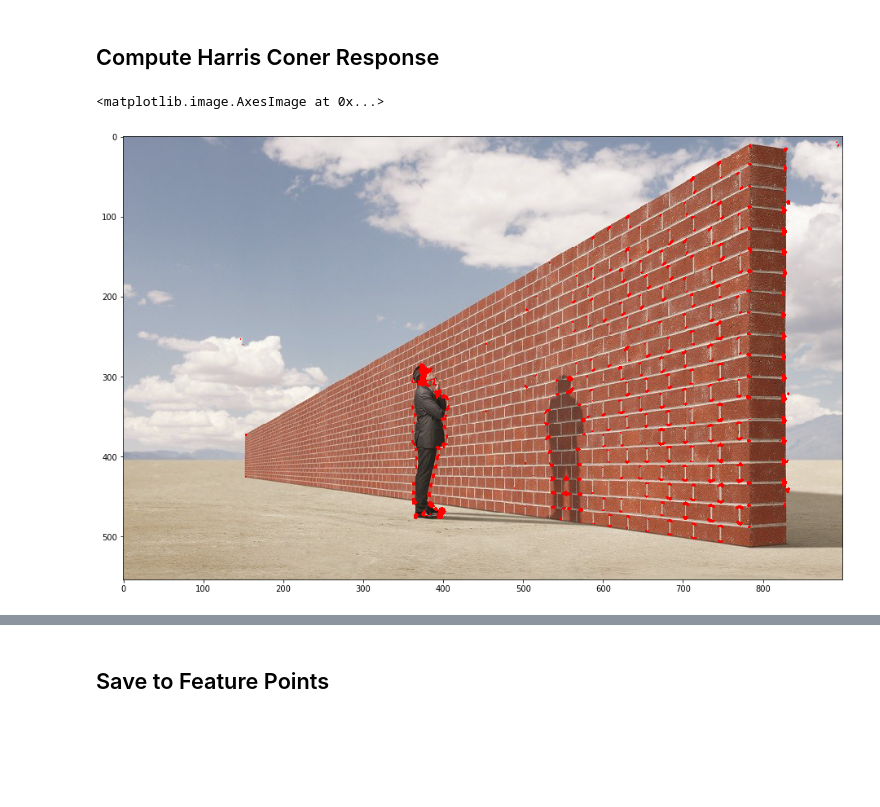
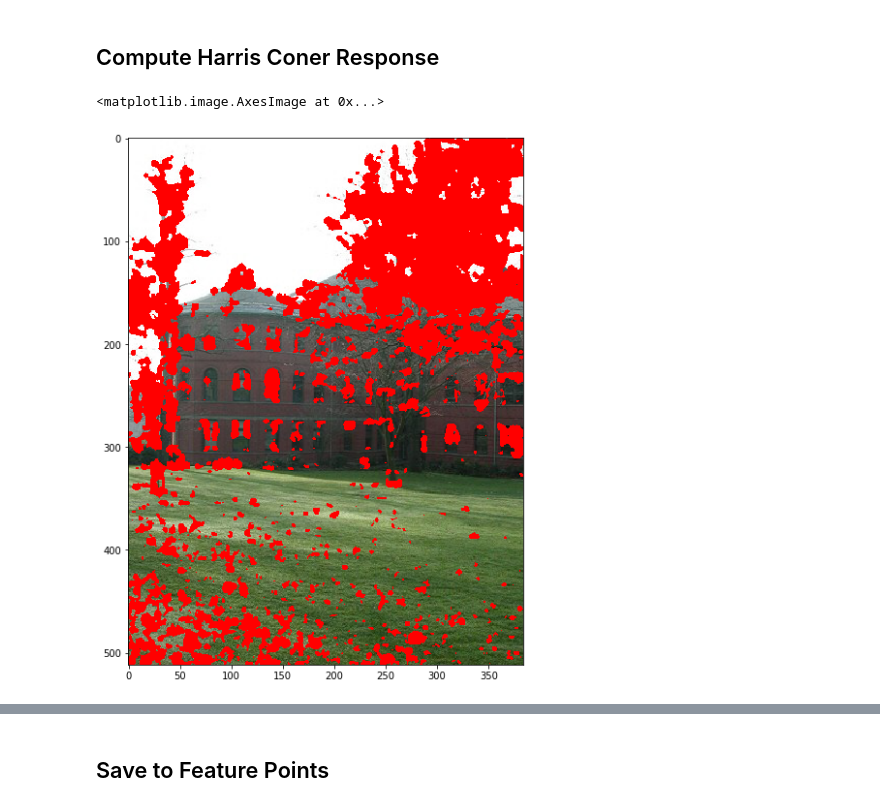
Before and after one commit to qa276390/image-stitching-msop, a Jupyter notebook: MSOP.ipynb, the cells around one changed output, grey strips where cells are left out. Drawn from its saved outputs; the diff is of its cells as text; code cells hidden in the pictures; blank space fills up the shorter version.

```diff
--- a/MSOP.ipynb
+++ b/MSOP.ipynb
@@ -31,6 +31,7 @@ class descriptor():
         self.desc = desc
 # %%
 SRCIMG = "./images/wall.jpeg"
+SRCIMG = 'images/parrington/prtn00.jpg'
 # %%
 def compute_harris_responce(im, sigma=1.5):
     """
@@ -54,7 +55,7 @@ def compute_harris_responce(im, sigma=1.5):
 
     Wdet = Wxx * Wyy - Wxy ** 2
     Wtr = Wxx + Wyy
-    return Wdet/Wtr
+    return Wdet/(Wtr+1e-8)
 # %%
 #if __name__ == "__main__":
 import numpy as np
@@ -89,12 +90,12 @@ for i in range(2):
 # %%
 pltimg = copy.deepcopy(orimg)
 plt.figure(figsize=(20, 10))
 dst = hrpy[0]
-pltimg[dst>(0.1*dst.max())]=[0, 0, 255]
+pltimg[dst>(0.01*dst.max())]=[0, 0, 255]
 plt.imshow(cv2.cvtColor(pltimg, cv2.COLOR_BGR2RGB))
 # %% [output]
 <matplotlib.image.AxesImage at 0x...>
-[figure, old version]
+[figure, new version]
 # %%
 fig=plt.figure(figsize=(20, 10))
 columns = len(hrpy)
```
Also changed, not shown: parts of 8 cells of this notebook, 1 other file.
